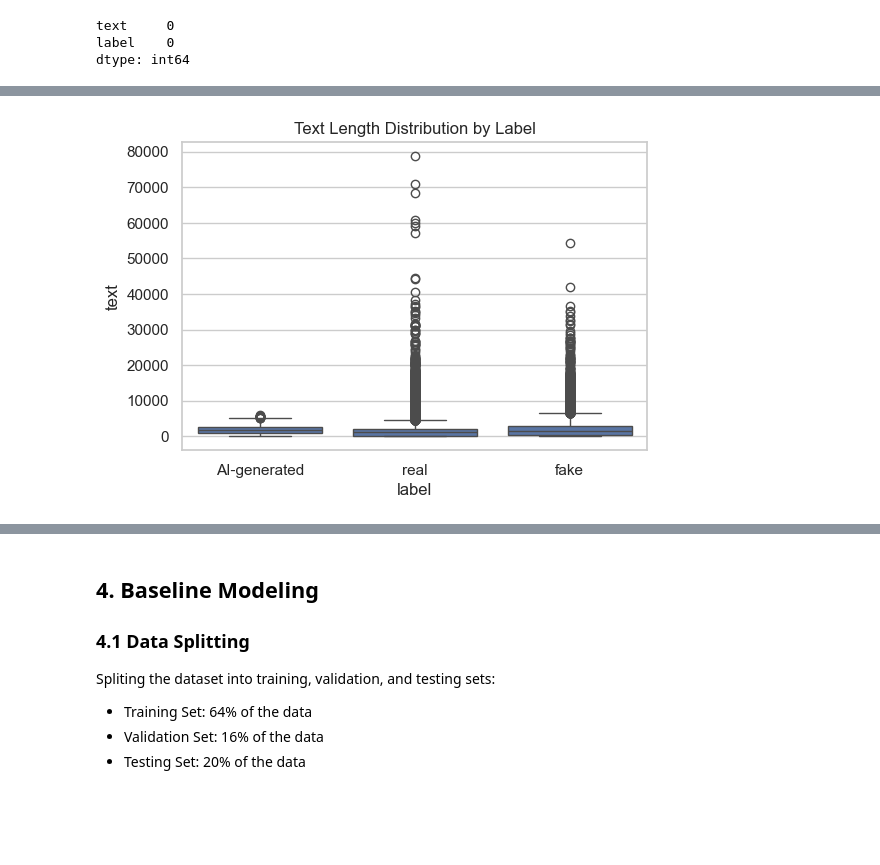
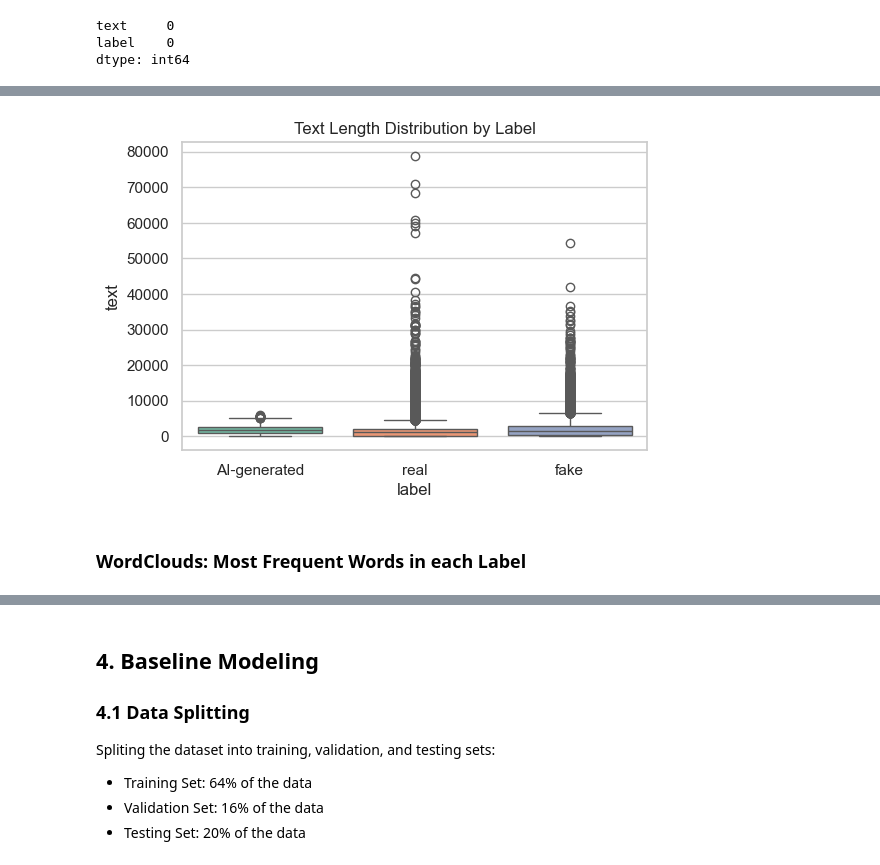
Before and after one commit to yasmine-11/FP-Fake-News-Detection, a Jupyter notebook: Fake-News-Detection.ipynb, the cells around one changed output, grey strips where cells are left out. Drawn from its saved outputs; the diff is of its cells as text; code cells hidden in the pictures; blank space fills up the shorter version.

```diff
--- a/Fake-News-Detection.ipynb
+++ b/Fake-News-Detection.ipynb
@@ -721,11 +720,13 @@ plt.show()
 # %%
 # Plot text length vs label
 plt.figure(figsize=(6, 4))
-sns.boxplot(data=balanced_df, x='label', y=balanced_df['text'].apply(len))
+sns.boxplot(data=balanced_df, x='label',hue='label', palette="Set2", y=balanced_df['text'].apply(len))
 plt.title('Text Length Distribution by Label')
 plt.show()
 # %% [output]
-[figure, old version]
+[figure, new version]
+# %% [markdown]
+### WordClouds: Most Frequent Words in each Label
 # %%
 from wordcloud import WordCloud
 
```
Also changed, not shown: parts of 19 cells of this notebook.
